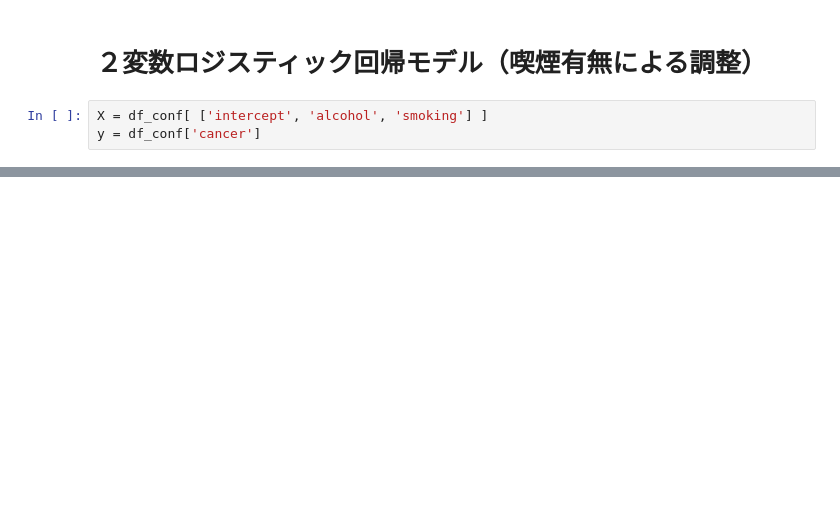
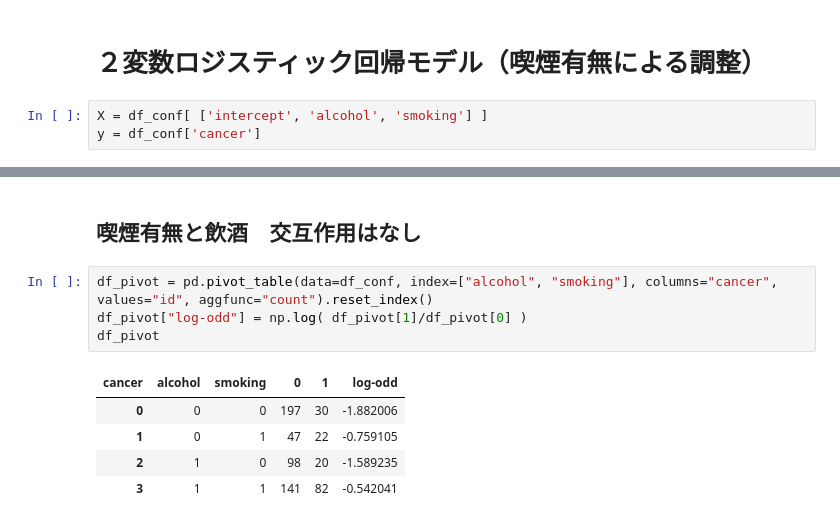
Before and after one commit to ShinCom1974/MachineLearning, a Jupyter notebook: logistic_regression_2107/901_交絡因子と交互作用のサンプル.ipynb, the cells around one changed output, grey strips where cells are left out. Cells and saved outputs as stored; diff of their text form; blank space fills up the shorter version.

```diff
--- a/logistic_regression_2107/901_交絡因子と交互作用のサンプル.ipynb
+++ b/logistic_regression_2107/901_交絡因子と交互作用のサンプル.ipynb
@@ -84,3 +88,15 @@ intercept     -1.8664      0.174    -10.738      0.000      -2.207      -1.526
 alcohol        0.2524      0.215      1.173      0.241      -0.169       0.674
 smoking        1.0799      0.214      5.056      0.000       0.661       1.499
 ==============================================================================
+# %% [markdown]
+## 喫煙有無と飲酒　交互作用はなし
+# %%
+df_pivot = pd.pivot_table(data=df_conf, index=["alcohol", "smoking"], columns="cancer", values="id", aggfunc="count").reset_index()
+df_pivot["log-odd"] = np.log( df_pivot[1]/df_pivot[0] )
+df_pivot
+# %% [output]
+| cancer | alcohol | smoking | 0 | 1 | log-odd |
+| 0 | 0 | 0 | 197 | 30 | -1.882006 |
+| 1 | 0 | 1 | 47 | 22 | -0.759105 |
+| 2 | 1 | 0 | 98 | 20 | -1.589235 |
+| 3 | 1 | 1 | 141 | 82 | -0.542041 |
```
Also changed, not shown: parts of 24 cells of this notebook, 1 other file.
